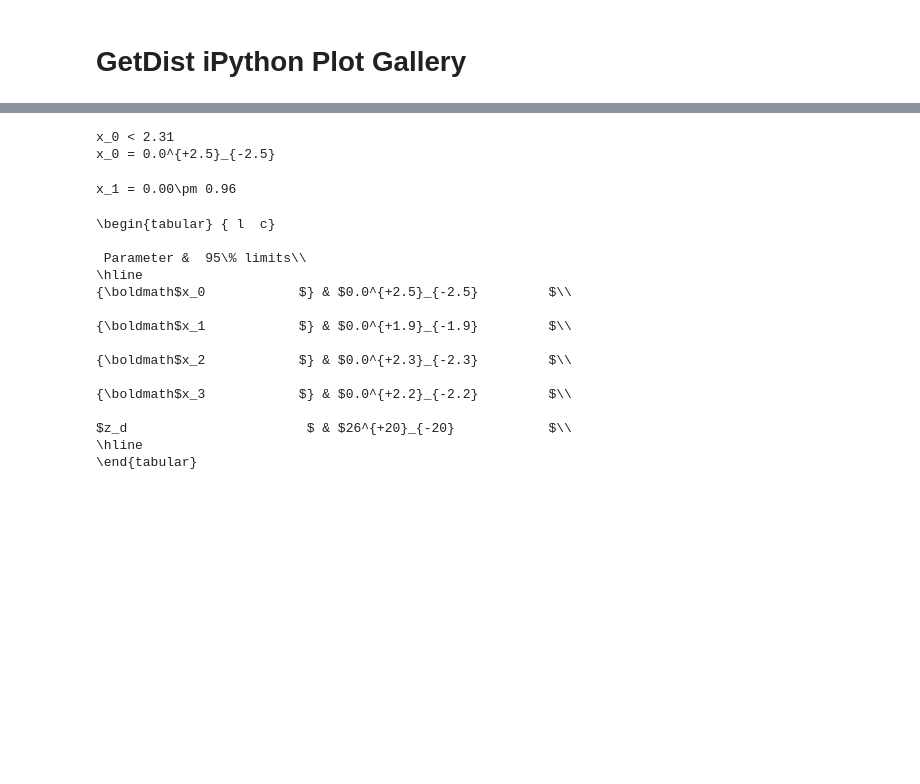
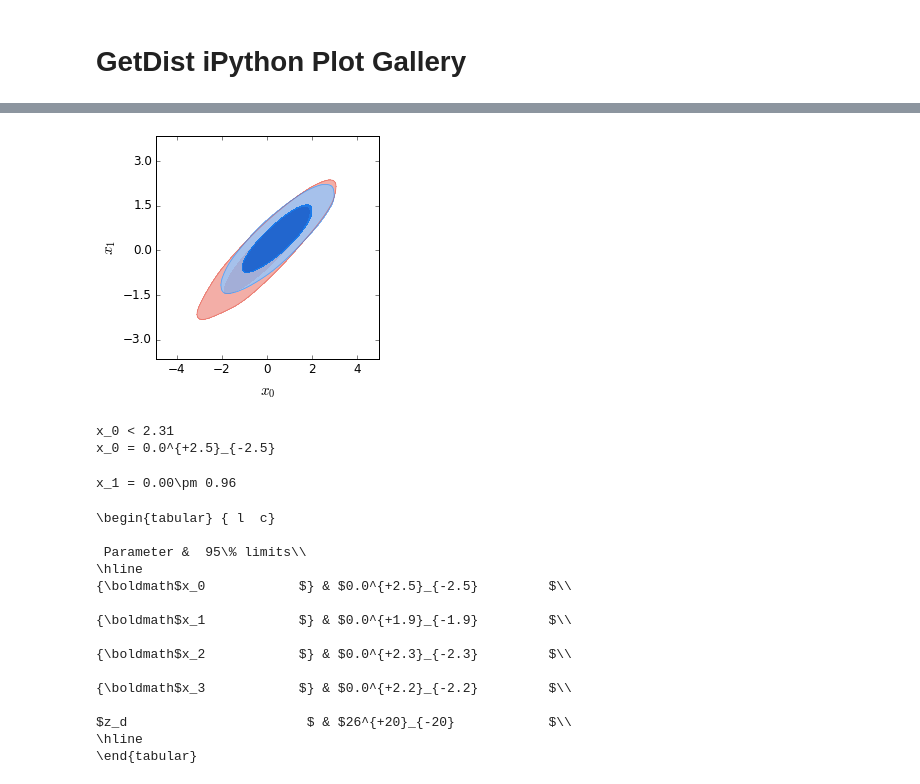
Before and after one commit to cmbant/CosmoMC, a Jupyter notebook: python/docs/plot_gallery.ipynb, the cells around one changed output, grey strips where cells are left out. Drawn from its saved outputs; the diff is of its cells as text; code cells hidden in the pictures; blank space fills up the shorter version.

```diff
--- a/python/docs/plot_gallery.ipynb
+++ b/python/docs/plot_gallery.ipynb
@@ -182,3 +182,16 @@ g.plots_2d(samples,'x1',['x2','z'], nx=2);
+# %%
+#Example of how to do importance sampling, modifying the samples by re-weighting by a new likelihood
+#e.g. to modify samples to be from the original distribution times a Gaussian in x1 (centered on 1, with sigma=1.2)
+import copy
+new_samples = copy.deepcopy(samples) #make a copy so don't change the original
+p=samples.getParams()
+new_loglike = (p.x1-1)**2/1.2**2/2
+new_samples.loglikes = np.zeros(samples.numrows) #code currently assumes existing loglikes are set, set to zero here
+new_samples.reweightAddingLogLikes(new_loglike) #re-weight cut_samples to account for the new likelihood
+g = plots.getSinglePlotter(width_inch=4, ratio=1)
+g.plot_2d([samples,new_samples], 'x0', 'x1', filled=True);
+# %% [output]
+[figure, added]
 # %%
 #Many other things you can do besides plot, e.g. get latex
 print(cut_samples.getInlineLatex('x0',limit=2))
```
Also changed, not shown: parts of 23 cells of this notebook, 4 other files.
